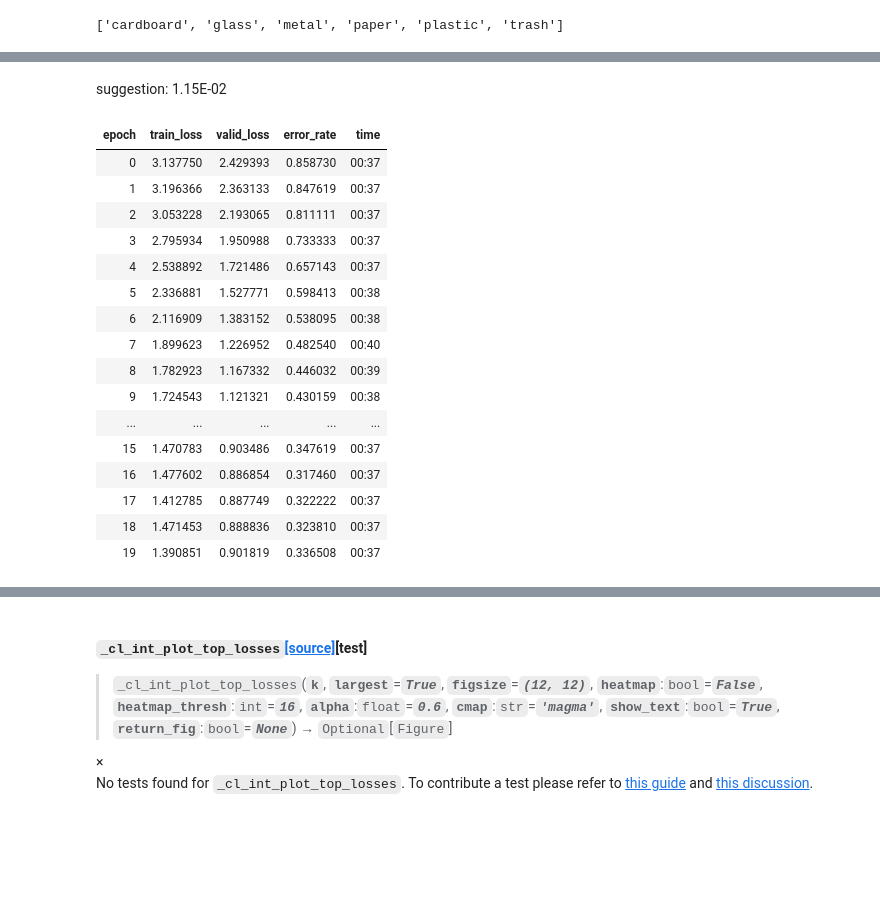
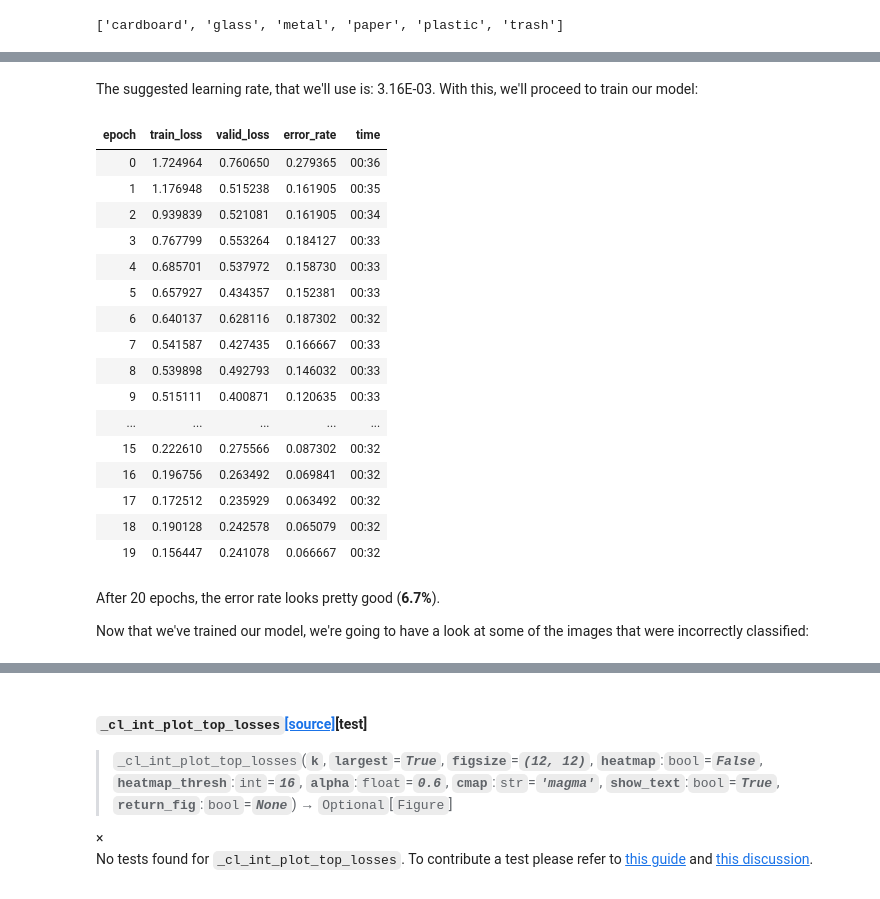
Before and after one commit to bartomolina/dscapstone, a Jupyter notebook: Waste_Sorter.ipynb, the cells around one changed output, grey strips where cells are left out. Cells and saved outputs as stored; diff of their text form; code cells hidden in the pictures; blank space fills up the shorter version.

```diff
--- a/Waste_Sorter.ipynb
+++ b/Waste_Sorter.ipynb
@@ -165,25 +234,29 @@ Min loss divided by 10: 4.90E-03
-# %% [markdown]
-suggestion: 1.15E-02
+# %% [markdown]
+The suggested learning rate, that we'll use is: 3.16E-03. With this, we'll proceed to train our model:
 # %%
-learn.fit_one_cycle(20,max_lr=1.82e-05)
+learn.fit_one_cycle(20,max_lr=3.16e-03)
 # %% [output]
 | epoch | train_loss | valid_loss | error_rate | time |
-| 0 | 3.137750 | 2.429393 | 0.858730 | 00:37 |
-| 1 | 3.196366 | 2.363133 | 0.847619 | 00:37 |
-| 2 | 3.053228 | 2.193065 | 0.811111 | 00:37 |
-| 3 | 2.795934 | 1.950988 | 0.733333 | 00:37 |
-| 4 | 2.538892 | 1.721486 | 0.657143 | 00:37 |
-| 5 | 2.336881 | 1.527771 | 0.598413 | 00:38 |
-| 6 | 2.116909 | 1.383152 | 0.538095 | 00:38 |
-| 7 | 1.899623 | 1.226952 | 0.482540 | 00:40 |
-| 8 | 1.782923 | 1.167332 | 0.446032 | 00:39 |
-| 9 | 1.724543 | 1.121321 | 0.430159 | 00:38 |
+| 0 | 1.724964 | 0.760650 | 0.279365 | 00:36 |
+| 1 | 1.176948 | 0.515238 | 0.161905 | 00:35 |
+| 2 | 0.939839 | 0.521081 | 0.161905 | 00:34 |
+| 3 | 0.767799 | 0.553264 | 0.184127 | 00:33 |
+| 4 | 0.685701 | 0.537972 | 0.158730 | 00:33 |
+| 5 | 0.657927 | 0.434357 | 0.152381 | 00:33 |
+| 6 | 0.640137 | 0.628116 | 0.187302 | 00:32 |
+| 7 | 0.541587 | 0.427435 | 0.166667 | 00:33 |
+| 8 | 0.539898 | 0.492793 | 0.146032 | 00:33 |
+| 9 | 0.515111 | 0.400871 | 0.120635 | 00:33 |
 | ... | ... | ... | ... | ... |
-| 15 | 1.470783 | 0.903486 | 0.347619 | 00:37 |
-| 16 | 1.477602 | 0.886854 | 0.317460 | 00:37 |
-| 17 | 1.412785 | 0.887749 | 0.322222 | 00:37 |
-| 18 | 1.471453 | 0.888836 | 0.323810 | 00:37 |
-| 19 | 1.390851 | 0.901819 | 0.336508 | 00:37 |
+| 15 | 0.222610 | 0.275566 | 0.087302 | 00:32 |
+| 16 | 0.196756 | 0.263492 | 0.069841 | 00:32 |
+| 17 | 0.172512 | 0.235929 | 0.063492 | 00:32 |
+| 18 | 0.190128 | 0.242578 | 0.065079 | 00:32 |
+| 19 | 0.156447 | 0.241078 | 0.066667 | 00:32 |
+# %% [markdown]
+After 20 epochs, the error rate looks pretty good (**6.7%**).
+
+Now that we've trained our model, we're going to have a look at some of the images that were incorrectly classified:
 # %%
 interp = ClassificationInterpretation.from_learner(learn)
 losses,idxs = interp.top_losses()
```
Also changed, not shown: parts of 49 cells of this notebook.
